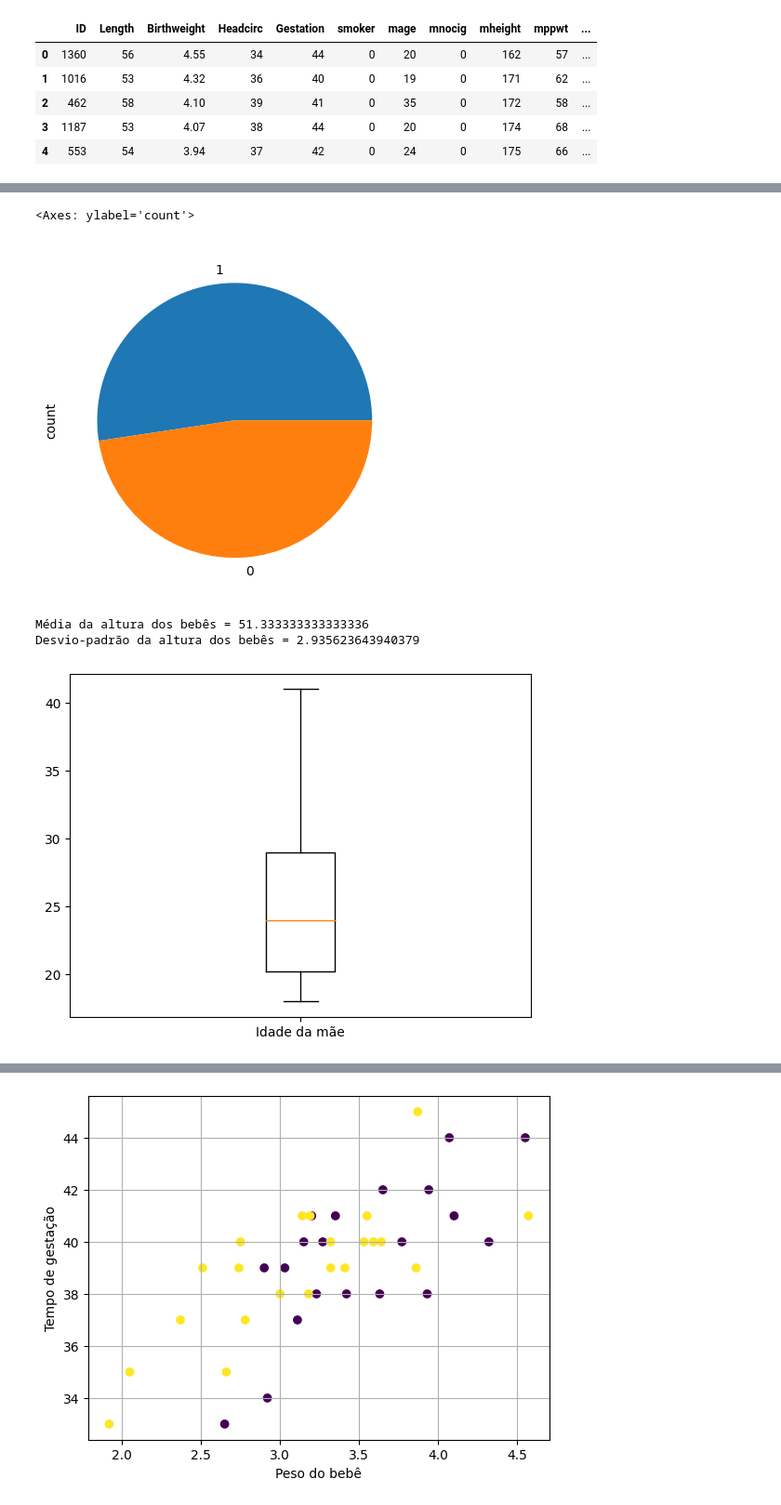
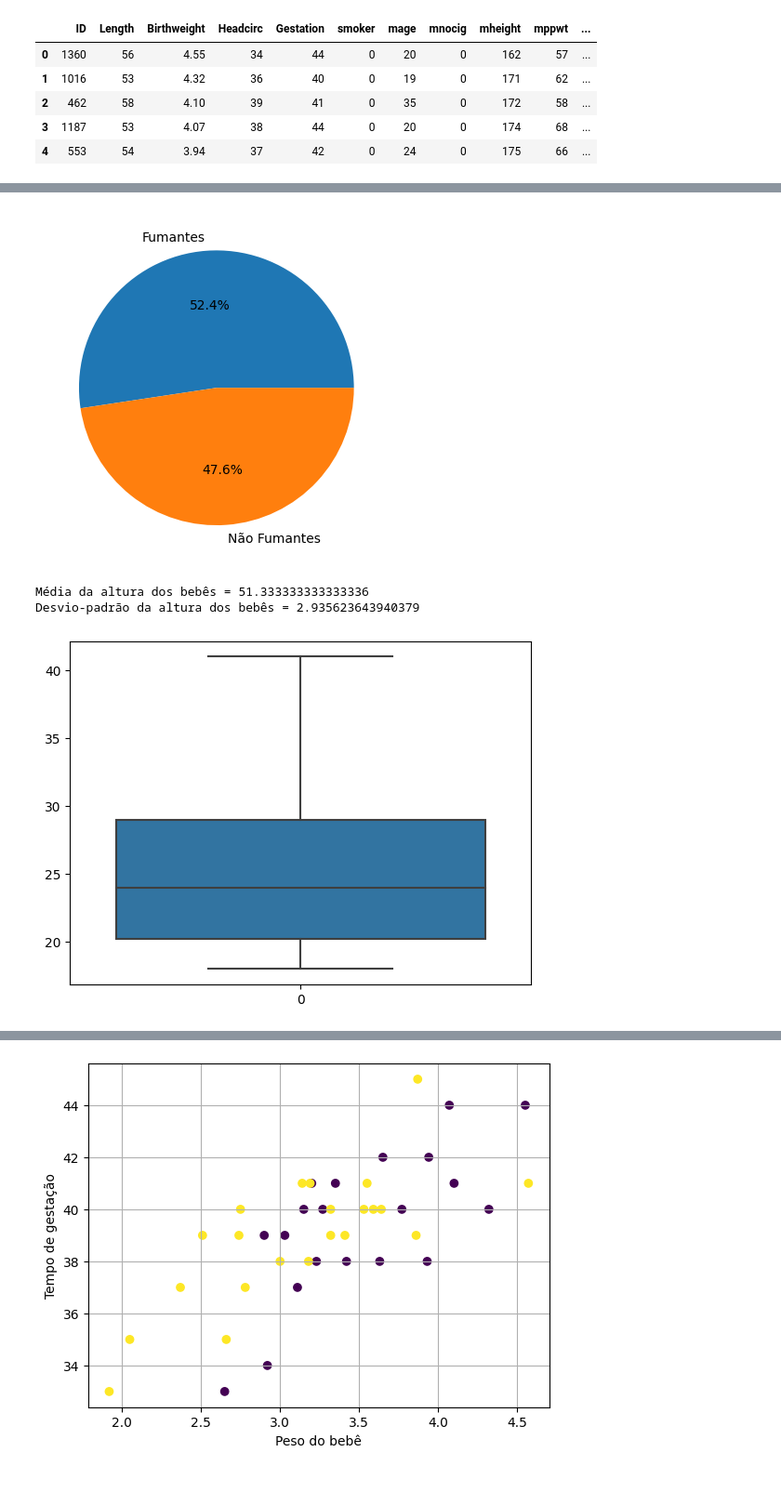
Before and after one commit to gustavogzr/univesp_disciplinas, a Jupyter notebook: Mineracao_Dados/Semana03.ipynb, the cells around one changed output, grey strips where cells are left out. Shown at 93% size. Saved outputs shown, nothing was run; the diff lists cells and outputs as text; code cells hidden in the pictures.

```diff
--- a/Mineracao_Dados/Semana03.ipynb
+++ b/Mineracao_Dados/Semana03.ipynb
@@ -31,9 +32,13 @@ plt.show()
 # %%
 # Construir gráfico de setores das mães que fumam (smoker)
-df_birth['smoker'].value_counts().plot.pie()
+num_fumantes = len(df_birth[df_birth['smoker'] == 1])
+num_nao_fumantes = len(df_birth[df_birth['smoker'] == 0])
+
+labels = ['Fumantes', 'Não Fumantes']
+plt.pie([num_fumantes, num_nao_fumantes], labels=labels, autopct='%1.1f%%')
+plt.show()
 # %% [output]
-<Axes: ylabel='count'>
-[figure, old version]
+[figure, new version]
 # %%
 # Obter a média da variável "length"
 media_altura = df_birth['Length'].mean()
@@ -46,9 +51,9 @@ Média da altura dos bebês = 51.333333333333336
 Desvio-padrão da altura dos bebês = 2.935623643940379
 # %%
 # Construir um diagrama de caixa para a idade da mãe (mage) com legendas numéricas
-plt.boxplot(df_birth['mage'], labels=['Idade da mãe'])
+sns.boxplot(df_birth['mage'])
 plt.show()
 # %% [output]
-[figure, old version]
+[figure, new version]
 # %%
 # Construir gráfico de dispersão entre o peso do bebê (Birthweight) e tempo de gestação (Gestation)
```
Also changed, not shown: parts of 15 cells of this notebook, 1 other file.
